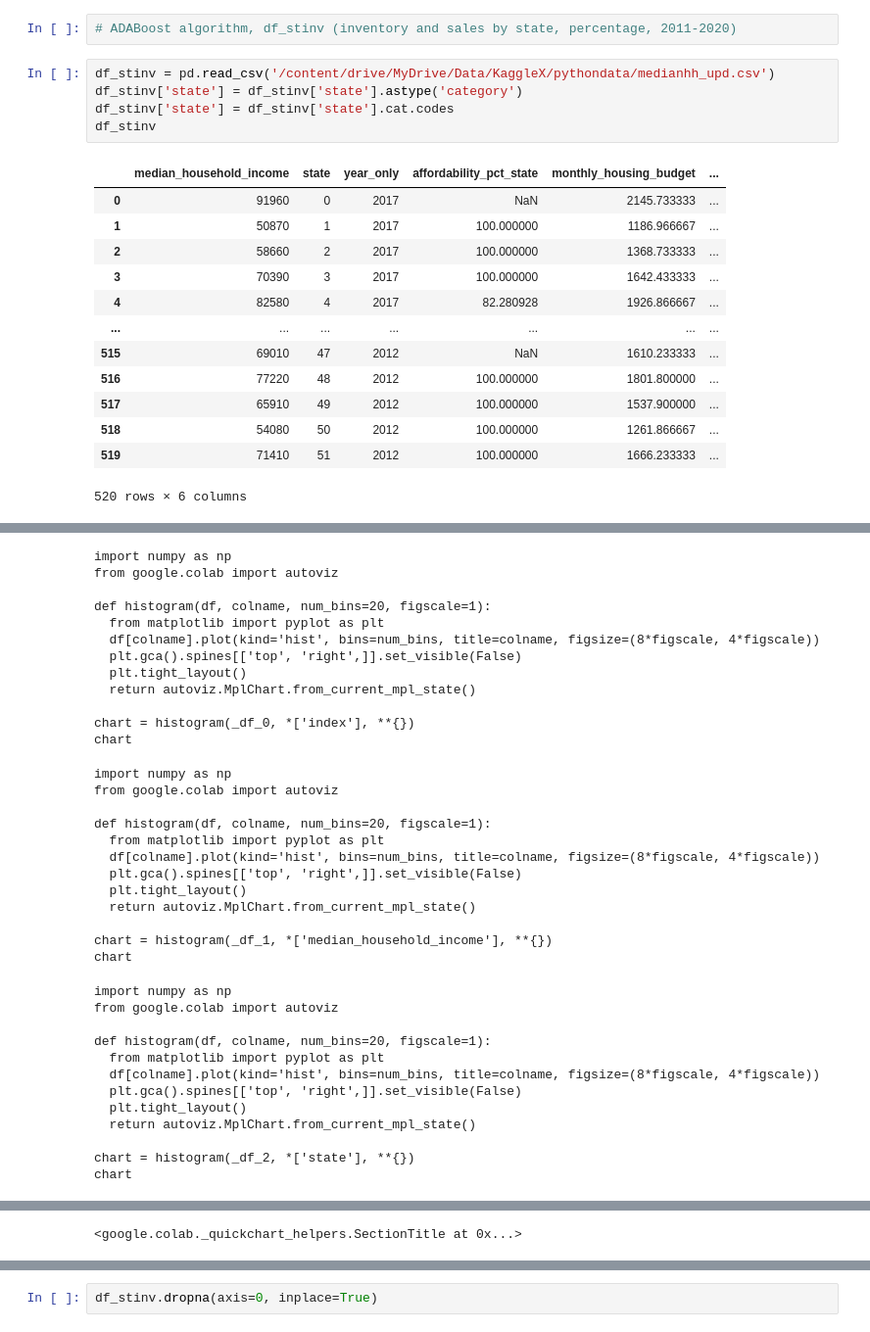
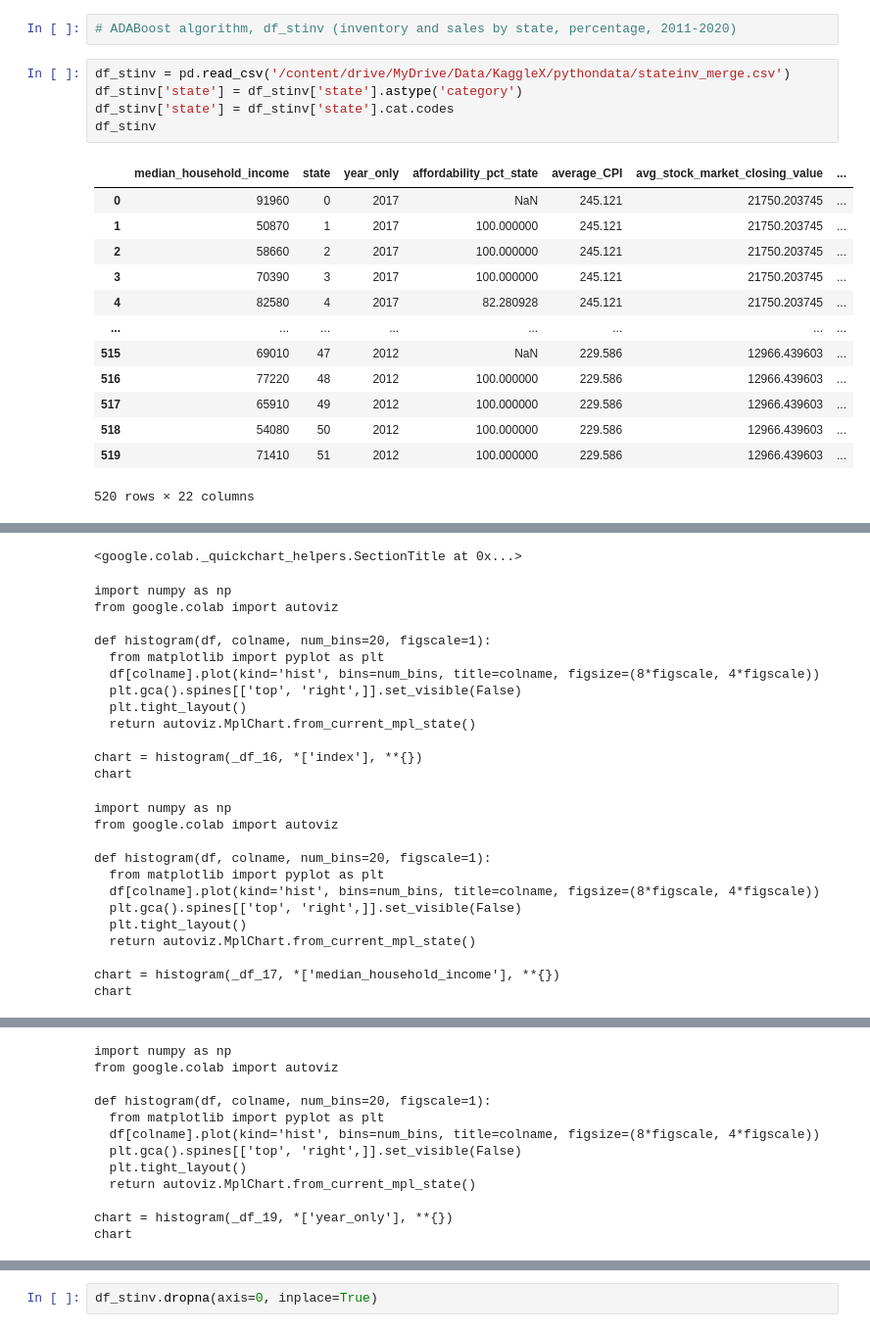
Before and after one commit to JessiPool/KaggleXProject, a Jupyter notebook: regressioninventory.ipynb, the cells around one changed output, grey strips where cells are left out. Shown at 98% size. Saved outputs shown, nothing was run; the diff lists cells and outputs as text.

```diff
--- a/regressioninventory.ipynb
+++ b/regressioninventory.ipynb
@@ -357,21 +388,21 @@ plt.show()
 # %%
 # ADABoost algorithm, df_stinv (inventory and sales by state, percentage, 2011-2020)
 # %%
-df_stinv = pd.read_csv('/content/drive/MyDrive/Data/KaggleX/pythondata/medianhh_upd.csv')
+df_stinv = pd.read_csv('/content/drive/MyDrive/Data/KaggleX/pythondata/stateinv_merge.csv')
 df_stinv['state'] = df_stinv['state'].astype('category')
 df_stinv['state'] = df_stinv['state'].cat.codes
 df_stinv
 # %% [output]
-|  | median_household_income | state | year_only | affordability_pct_state | monthly_housing_budget | ... |
-| 0 | 91960 | 0 | 2017 | NaN | 2145.733333 | ... |
-| 1 | 50870 | 1 | 2017 | 100.000000 | 1186.966667 | ... |
-| 2 | 58660 | 2 | 2017 | 100.000000 | 1368.733333 | ... |
-| 3 | 70390 | 3 | 2017 | 100.000000 | 1642.433333 | ... |
-| 4 | 82580 | 4 | 2017 | 82.280928 | 1926.866667 | ... |
-| ... | ... | ... | ... | ... | ... | ... |
-| 515 | 69010 | 47 | 2012 | NaN | 1610.233333 | ... |
-| 516 | 77220 | 48 | 2012 | 100.000000 | 1801.800000 | ... |
-| 517 | 65910 | 49 | 2012 | 100.000000 | 1537.900000 | ... |
-| 518 | 54080 | 50 | 2012 | 100.000000 | 1261.866667 | ... |
-| 519 | 71410 | 51 | 2012 | 100.000000 | 1666.233333 | ... |
+|  | median_household_income | state | year_only | affordability_pct_state | average_CPI | avg_stock_market_closing_value | ... |
+| 0 | 91960 | 0 | 2017 | NaN | 245.121 | 21750.203745 | ... |
+| 1 | 50870 | 1 | 2017 | 100.000000 | 245.121 | 21750.203745 | ... |
+| 2 | 58660 | 2 | 2017 | 100.000000 | 245.121 | 21750.203745 | ... |
+| 3 | 70390 | 3 | 2017 | 100.000000 | 245.121 | 21750.203745 | ... |
+| 4 | 82580 | 4 | 2017 | 82.280928 | 245.121 | 21750.203745 | ... |
+| ... | ... | ... | ... | ... | ... | ... | ... |
+| 515 | 69010 | 47 | 2012 | NaN | 229.586 | 12966.439603 | ... |
+| 516 | 77220 | 48 | 2012 | 100.000000 | 229.586 | 12966.439603 | ... |
+| 517 | 65910 | 49 | 2012 | 100.000000 | 229.586 | 12966.439603 | ... |
+| 518 | 54080 | 50 | 2012 | 100.000000 | 229.586 | 12966.439603 | ... |
+| 519 | 71410 | 51 | 2012 | 100.000000 | 229.586 | 12966.439603 | ... |
-520 rows × 6 columns
+520 rows × 22 columns
@@ -379,15 +410,4 @@ df_stinv
-import numpy as np
-from google.colab import autoviz
-
-def histogram(df, colname, num_bins=20, figscale=1):
-  from matplotlib import pyplot as plt
-  df[colname].plot(kind='hist', bins=num_bins, title=colname, figsize=(8*figscale, 4*figscale))
-  plt.gca().spines[['top', 'right',]].set_visible(False)
-  plt.tight_layout()
-  return autoviz.MplChart.from_current_mpl_state()
-
-chart = histogram(_df_0, *['index'], **{})
-chart
+<google.colab._quickchart_helpers.SectionTitle at 0x...>
 import numpy as np
 from google.colab import autoviz
 
@@ -398,7 +418,7 @@ def histogram(df, colname, num_bins=20, figscale=1):
   plt.tight_layout()
   return autoviz.MplChart.from_current_mpl_state()
 
-chart = histogram(_df_1, *['median_household_income'], **{})
+chart = histogram(_df_16, *['index'], **{})
 chart
 import numpy as np
 from google.colab import autoviz
@@ -410,7 +430,7 @@ def histogram(df, colname, num_bins=20, figscale=1):
   plt.tight_layout()
   return autoviz.MplChart.from_current_mpl_state()
 
-chart = histogram(_df_2, *['state'], **{})
+chart = histogram(_df_17, *['median_household_income'], **{})
 chart
 import numpy as np
 from google.colab import autoviz
@@ -426,2 +446,13 @@ chart = histogram(_df_3, *['year_only'], **{})
 chart
-<google.colab._quickchart_helpers.SectionTitle at 0x...>
+import numpy as np
+from google.colab import autoviz
+
+def histogram(df, colname, num_bins=20, figscale=1):
+  from matplotlib import pyplot as plt
+  df[colname].plot(kind='hist', bins=num_bins, title=colname, figsize=(8*figscale, 4*figscale))
+  plt.gca().spines[['top', 'right',]].set_visible(False)
+  plt.tight_layout()
+  return autoviz.MplChart.from_current_mpl_state()
+
+chart = histogram(_df_19, *['year_only'], **{})
+chart
```
Also changed, not shown: parts of 9 cells of this notebook.
